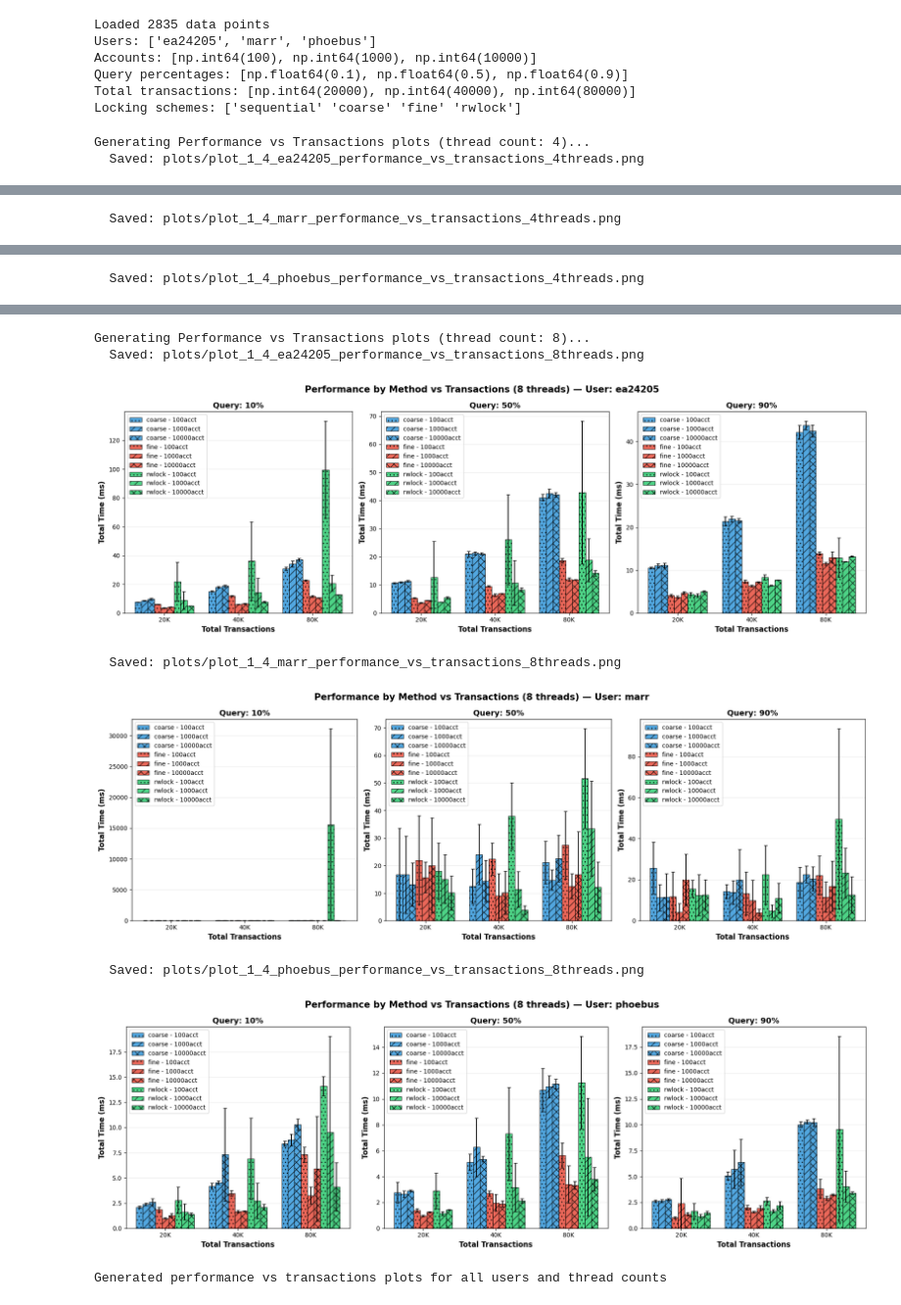
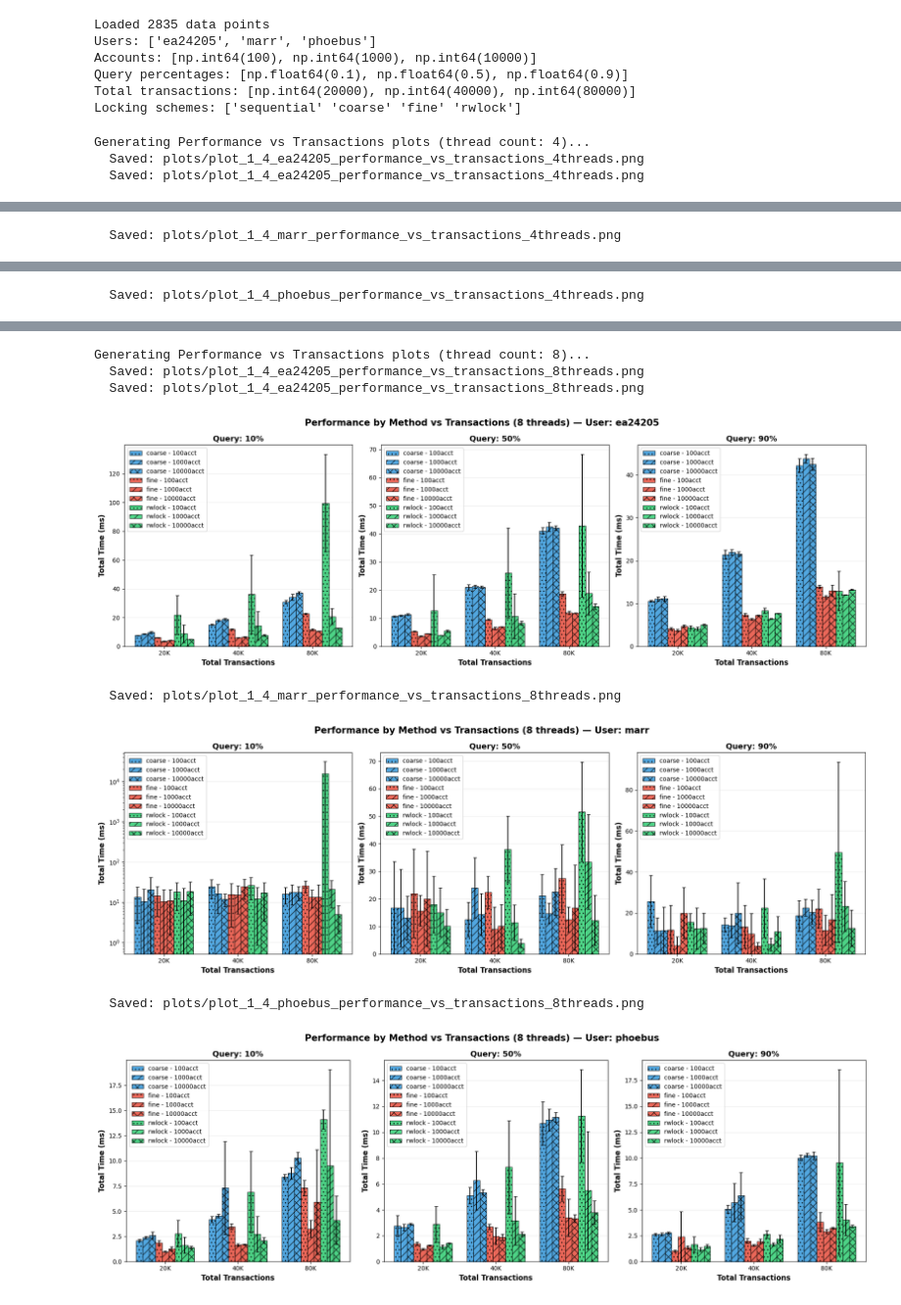
Before and after one commit to marrln/Thread-Experiments, a Jupyter notebook: 1_4_bank_simulation/plotter_1_4.ipynb, the cells around one changed output, grey strips where cells are left out. Shown at 98% size. Drawn from its saved outputs; the diff is of its cells as text; code cells hidden in the pictures.

Commit message:
Use log scale for marr user, 8 threads, 0.1% query

```diff
--- a/1_4_bank_simulation/plotter_1_4.ipynb
+++ b/1_4_bank_simulation/plotter_1_4.ipynb
@@ -472,9 +135,6 @@ for user in unique_users:
 
 summary_df = pd.DataFrame(summary_rows)
 # %%
-# PLOT 4: Performance by Method vs Transactions (per user) with Error Bars
-# For thread counts 4 and 8, x-axis = transactions, 3 plots for different query percentages
-
 thread_counts = [4, 8]
 
 for threads_target in thread_counts:
@@ -547,37 +207,41 @@ for threads_target in thread_counts:
             ax.set_title(f"Query: {int(query_pct*100)}%", fontsize=13, fontweight='bold')
             ax.set_xticks(x_positions)
             ax.set_xticklabels([f"{int(t/1000)}K" for t in unique_trans], fontsize=11)
+
+            # Use log scale for marr user, 8 threads, 0.1% query
+            if user == "marr" and threads_target == 8 and query_pct == 0.1:
+                ax.set_yscale('log')
+
             ax.grid(True, alpha=0.3, linewidth=0.6, axis='y')
             ax.legend(loc='upper left', fontsize=10, frameon=True)
             ax.tick_params(labelsize=10)
 
         plt.suptitle(f'Performance by Method vs Transactions ({threads_target} threads) — User: {user}',
                      fontsize=15, fontweight='bold')
         plt.tight_layout()
 
         outpath = f"plots/plot_1_4_{user}_performance_vs_transactions_{threads_target}threads.png"
         if outpath not in _saved_plot_paths:
             fig.savefig(outpath, dpi=300, bbox_inches="tight")
             _saved_plot_paths.add(outpath)
             print(f"  Saved: {outpath}")
 
         plt.show()
         plt.close(fig)
-
-print("Generated performance vs transactions plots for all users and thread counts")
 # %% [output]
 Generating Performance vs Transactions plots (thread count: 4)...
   Saved: plots/plot_1_4_ea24205_performance_vs_transactions_4threads.png
+  Saved: plots/plot_1_4_ea24205_performance_vs_transactions_4threads.png
 [figure]
   Saved: plots/plot_1_4_marr_performance_vs_transactions_4threads.png
 [figure]
   Saved: plots/plot_1_4_phoebus_performance_vs_transactions_4threads.png
 [figure]
 Generating Performance vs Transactions plots (thread count: 8)...
   Saved: plots/plot_1_4_ea24205_performance_vs_transactions_8threads.png
+  Saved: plots/plot_1_4_ea24205_performance_vs_transactions_8threads.png
 [figure]
   Saved: plots/plot_1_4_marr_performance_vs_transactions_8threads.png
-[figure, old version]
+[figure, new version]
   Saved: plots/plot_1_4_phoebus_performance_vs_transactions_8threads.png
 [figure]
-Generated performance vs transactions plots for all users and thread counts
```
Also changed, not shown: parts of 3 cells of this notebook, 1 other file.
